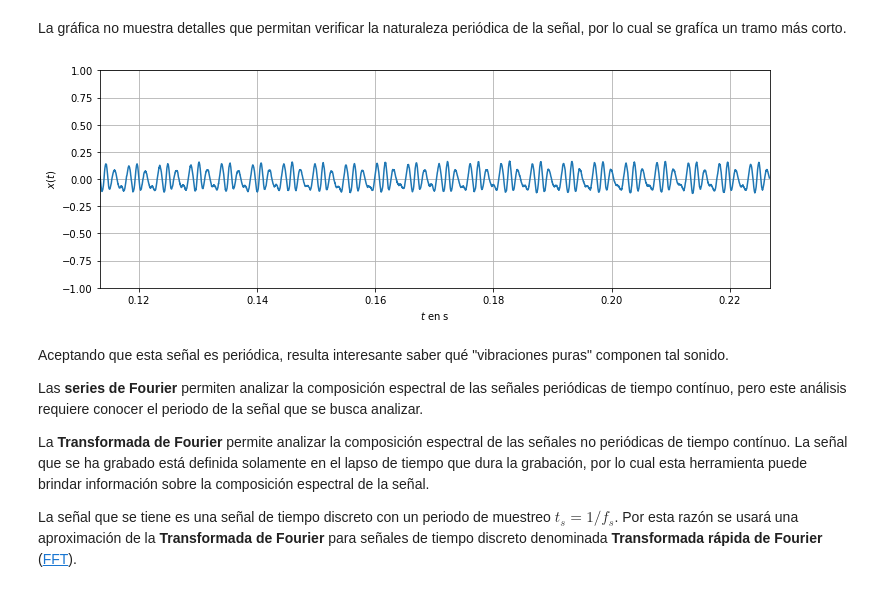
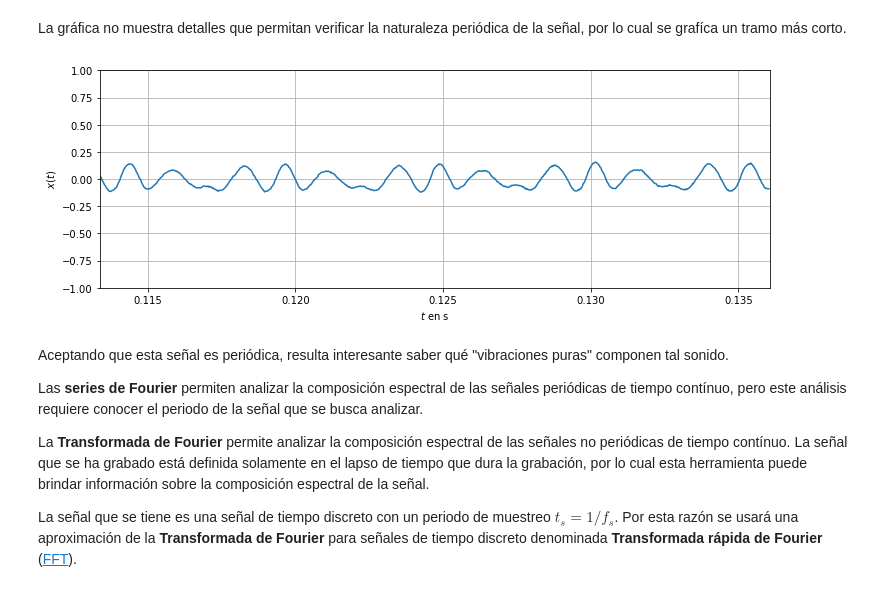
Before and after one commit to pierrediazp/Se-ales_y_Sistemas, a Jupyter notebook: sonidos.ipynb, the cells around one changed output. Drawn from its saved outputs; the diff is of its cells as text; code cells hidden in the pictures.

```diff
--- a/sonidos.ipynb
+++ b/sonidos.ipynb
@@ -42,16 +42,16 @@ print(len(x),' muestras')
 # %% [markdown]
 La gráfica no muestra detalles que permitan verificar la naturaleza periódica de la señal, por lo cual se grafíca un tramo más corto.
 # %%
-rango = [5000,10000]
+rango = [5000,6000]
 plt.figure(figsize=(12,4))
 t = np.arange(len(x)) / fs
 plt.plot(t[rango[0]:rango[1]], x[rango[0]:rango[1]])
 plt.xlabel(r'$t$ en s')
 plt.ylabel(r'$x(t)$')
 plt.axis([t[rango[0]], t[rango[1]], -1, 1]);
 plt.grid()
 # %% [output]
-[figure, old version]
+[figure, new version]
 # %% [markdown]
 Aceptando que esta señal es periódica, resulta interesante saber qué "vibraciones puras" componen tal sonido.
 
```
Also changed, not shown: parts of 7 cells of this notebook, 1 other file.
